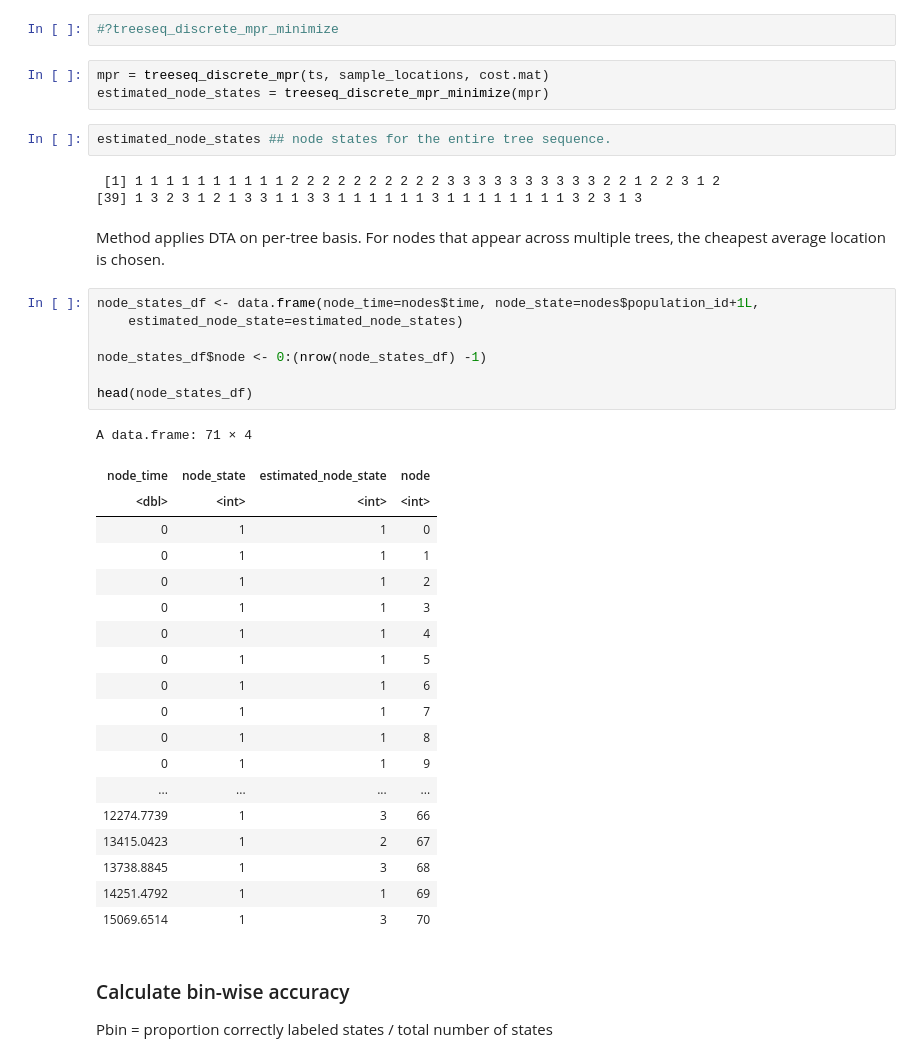
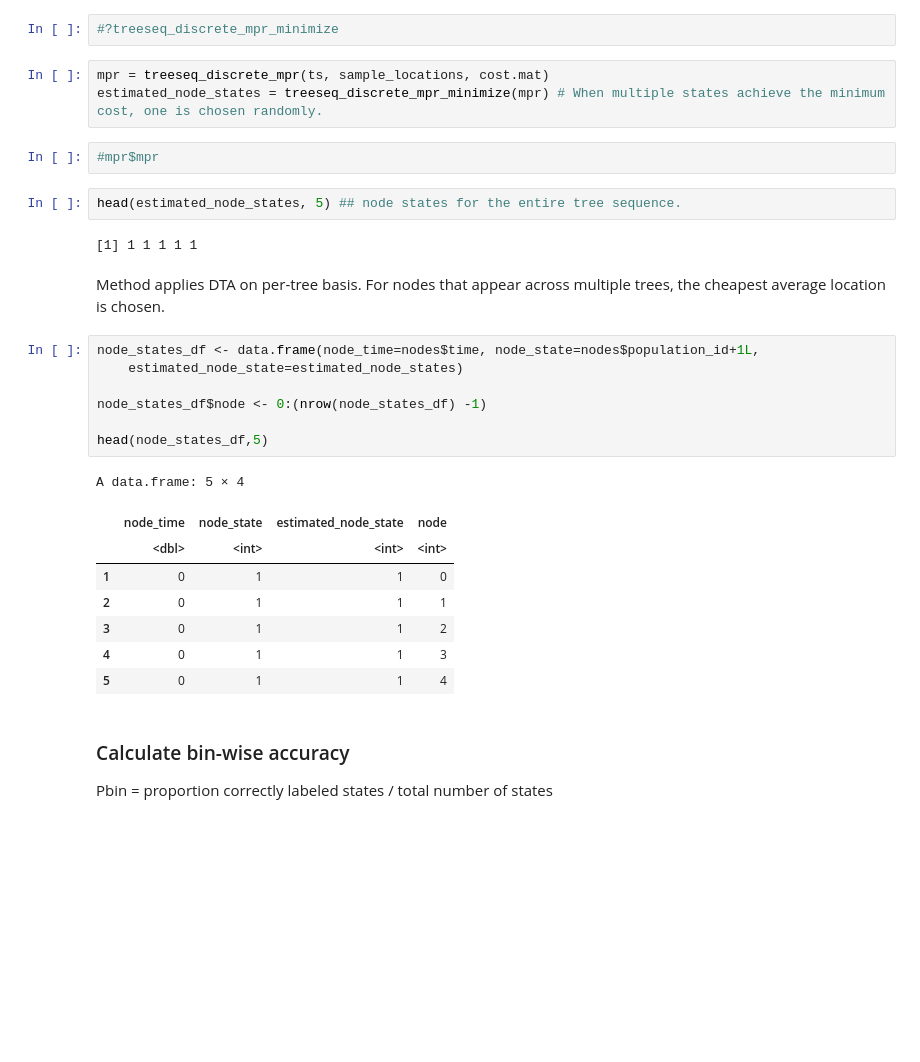
Before and after one commit to blab/bacterial-args, a Jupyter notebook: migration/gaia_test.ipynb, the cells around one changed output. Cells and saved outputs as stored; diff of their text form; blank space fills up the shorter version.

```diff
--- a/migration/gaia_test.ipynb
+++ b/migration/gaia_test.ipynb
@@ -123,41 +140,31 @@ A matrix: 3 × 3 of type int
 #?treeseq_discrete_mpr_minimize
 # %%
 mpr = treeseq_discrete_mpr(ts, sample_locations, cost.mat)
-estimated_node_states = treeseq_discrete_mpr_minimize(mpr)
+estimated_node_states = treeseq_discrete_mpr_minimize(mpr) # When multiple states achieve the minimum cost, one is chosen randomly.
+# %%
+#mpr$mpr
 # %%
-estimated_node_states ## node states for the entire tree sequence.
+head(estimated_node_states, 5) ## node states for the entire tree sequence.
 # %% [output]
- [1] 1 1 1 1 1 1 1 1 1 1 2 2 2 2 2 2 2 2 2 2 3 3 3 3 3 3 3 3 3 3 2 2 1 2 2 3 1 2
-[39] 1 3 2 3 1 2 1 3 3 1 1 3 3 1 1 1 1 1 1 3 1 1 1 1 1 1 1 1 3 2 3 1 3
+[1] 1 1 1 1 1
 # %% [markdown]
 Method applies DTA on per-tree basis. For nodes that appear across multiple trees, the cheapest average location is chosen.
 # %%
 node_states_df <- data.frame(node_time=nodes$time, node_state=nodes$population_id+1L,
     estimated_node_state=estimated_node_states)
 
 node_states_df$node <- 0:(nrow(node_states_df) -1)
 
-head(node_states_df)
+head(node_states_df,5)
 # %% [output]
-A data.frame: 71 × 4
+A data.frame: 5 × 4
-| node_time | node_state | estimated_node_state | node |
-| <dbl> | <int> | <int> | <int> |
-| 0 | 1 | 1 | 0 |
-| 0 | 1 | 1 | 1 |
-| 0 | 1 | 1 | 2 |
-| 0 | 1 | 1 | 3 |
-| 0 | 1 | 1 | 4 |
-| 0 | 1 | 1 | 5 |
-| 0 | 1 | 1 | 6 |
-| 0 | 1 | 1 | 7 |
-| 0 | 1 | 1 | 8 |
-| 0 | 1 | 1 | 9 |
-| ... | ... | ... | ... |
-| 12274.7739 | 1 | 3 | 66 |
-| 13415.0423 | 1 | 2 | 67 |
-| 13738.8845 | 1 | 3 | 68 |
-| 14251.4792 | 1 | 1 | 69 |
-| 15069.6514 | 1 | 3 | 70 |
+|  | node_time | node_state | estimated_node_state | node |
+|  | <dbl> | <int> | <int> | <int> |
+| 1 | 0 | 1 | 1 | 0 |
+| 2 | 0 | 1 | 1 | 1 |
+| 3 | 0 | 1 | 1 | 2 |
+| 4 | 0 | 1 | 1 | 3 |
+| 5 | 0 | 1 | 1 | 4 |
 # %% [markdown]
 ### Calculate bin-wise accuracy
 Pbin = proportion correctly labeled states / total number of states
```
Also changed, not shown: parts of 33 cells of this notebook, 1 other file.
